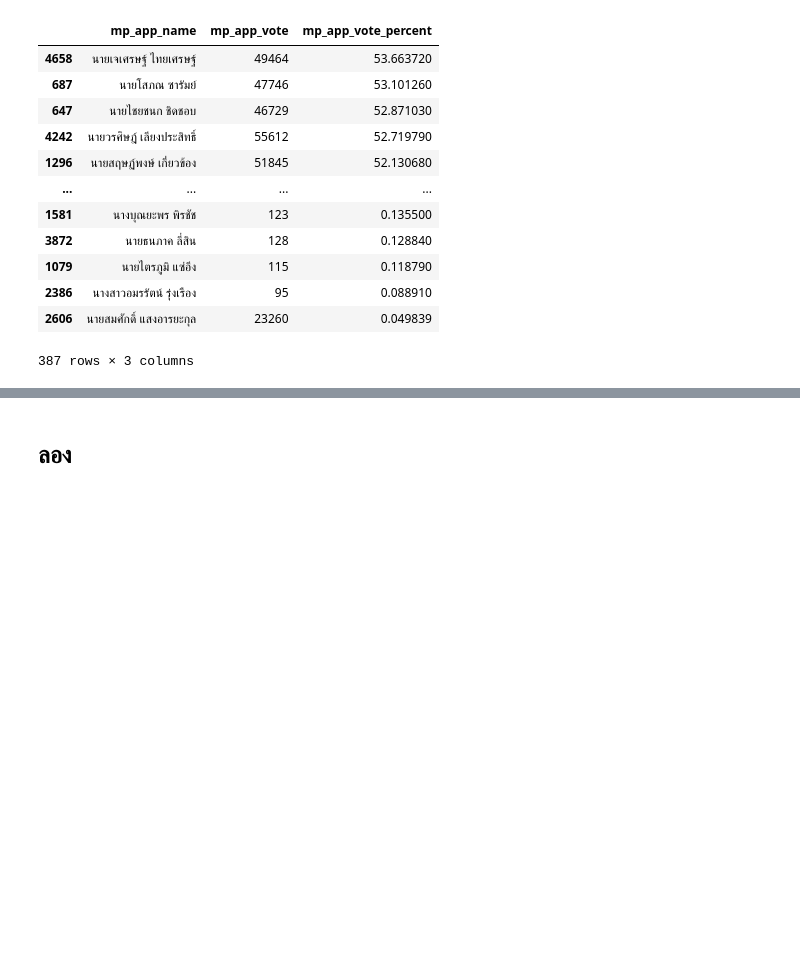
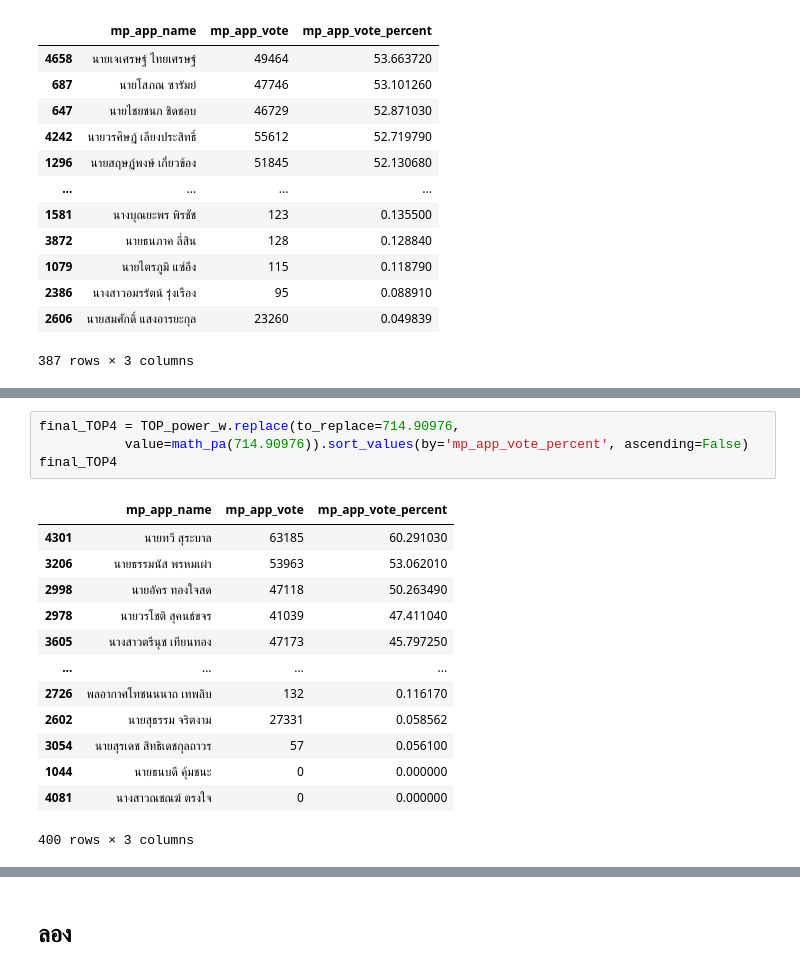
Before and after one commit to MOOwuttichai/python_dataviz2023, a Jupyter notebook: งานโปรเจค.ipynb, the cells around one changed output, grey strips where cells are left out. Saved outputs shown, nothing was run; the diff lists cells and outputs as text; blank space fills up the shorter version.

```diff
--- a/งานโปรเจค.ipynb
+++ b/งานโปรเจค.ipynb
@@ -348,0 +371,18 @@ final_TOP3
+# %%
+final_TOP4 = TOP_power_w.replace(to_replace=714.90976,
+           value=math_pa(714.90976)).sort_values(by='mp_app_vote_percent', ascending=False)
+final_TOP4
+# %% [output]
+|  | mp_app_name | mp_app_vote | mp_app_vote_percent |
+| 4301 | นายทวี สุระบาล | 63185 | 60.291030 |
+| 3206 | นายธรรมนัส พรหมเผ่า | 53963 | 53.062010 |
+| 2998 | นายอัคร ทองใจสด | 47118 | 50.263490 |
+| 2978 | นายวรโชติ สุคนธ์ขจร | 41039 | 47.411040 |
+| 3605 | นางสาวตรีนุช เทียนทอง | 47173 | 45.797250 |
+| ... | ... | ... | ... |
+| 2726 | พลอากาศโทชนนนาถ เทพลิบ | 132 | 0.116170 |
+| 2602 | นายสุธรรม จริตงาม | 27331 | 0.058562 |
+| 3054 | นายสุรเดช สิทธิเดชกุลถาวร | 57 | 0.056100 |
+| 1044 | นายธนบดี คุ้มชนะ | 0 | 0.000000 |
+| 4081 | นางสาวณชณฆ์ ตรงใจ | 0 | 0.000000 |
+400 rows × 3 columns
```
Also changed, not shown: parts of 38 cells of this notebook.
